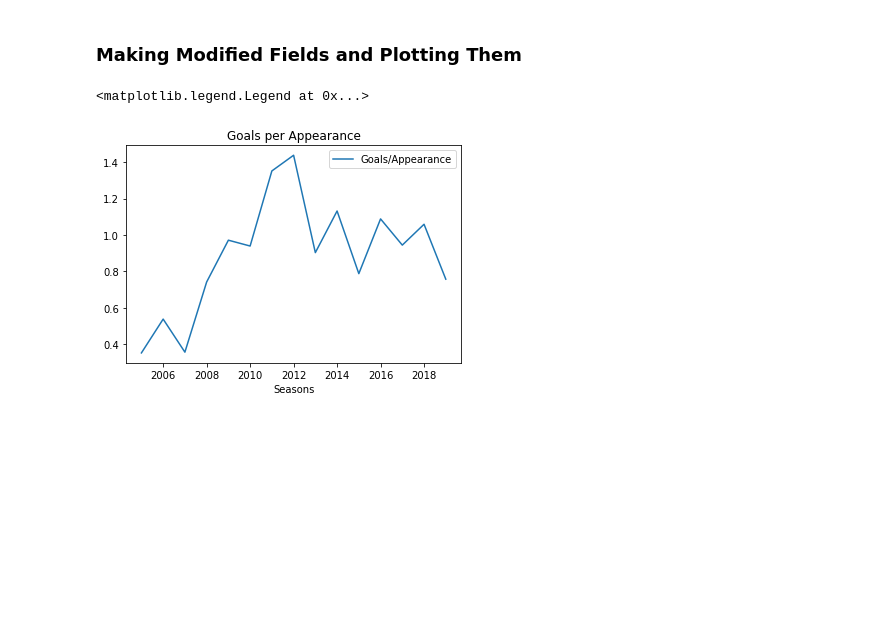
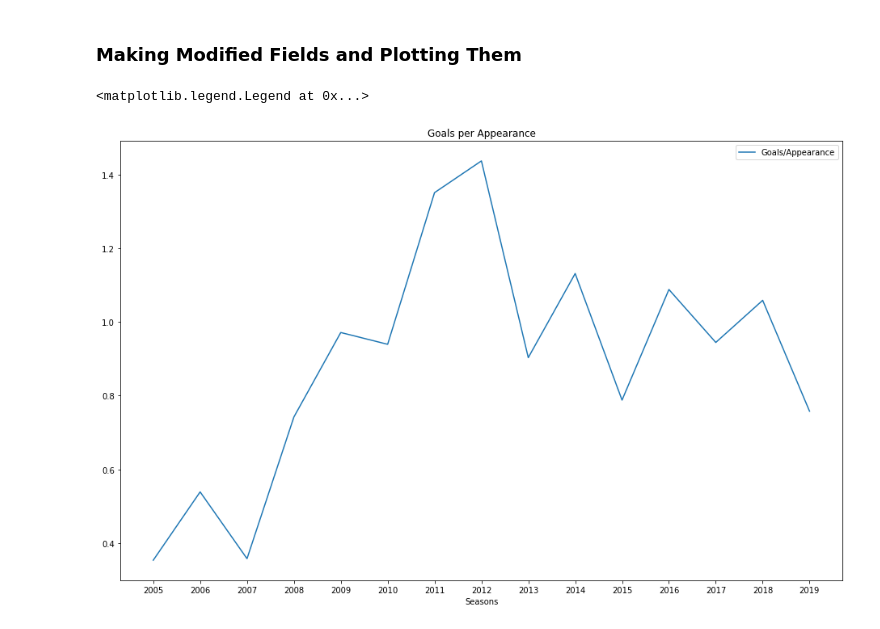
Before and after one commit to Pandey23000Om/European_Football, a Jupyter notebook: Messi_Stats.ipynb, the cells around one changed output. Cells and saved outputs as stored; diff of their text form; code cells hidden in the pictures; blank space fills up the shorter version.

```diff
--- a/Messi_Stats.ipynb
+++ b/Messi_Stats.ipynb
@@ -40,6 +40,8 @@ messi_dict
   2019]}
 # %%
 messi_df=pd.DataFrame(messi_dict)
+# %%
+messi_df.Seasons = messi_df.Seasons.astype(str)
 # %%
 print(messi_df)
 # %% [output]
@@ -78,11 +81,12 @@ goal_per_appearance = messi_df.Goals/messi_df.Appearances
 assist_per_appearance = messi_df.Assists/messi_df.Appearances
 total_goal_contribution = messi_df.Goals+messi_df.Assists
 # %%
+plt.figure(figsize=(16,10))
 plt.plot(messi_df.Seasons, goal_per_appearance, label="Goals/Appearance")
 plt.title("Goals per Appearance")
 plt.xlabel("Seasons")
 plt.legend()
 # %% [output]
 <matplotlib.legend.Legend at 0x...>
-[figure, old version]
+[figure, new version]
 # %%
```
Also changed, not shown: parts of 3 cells of this notebook.
